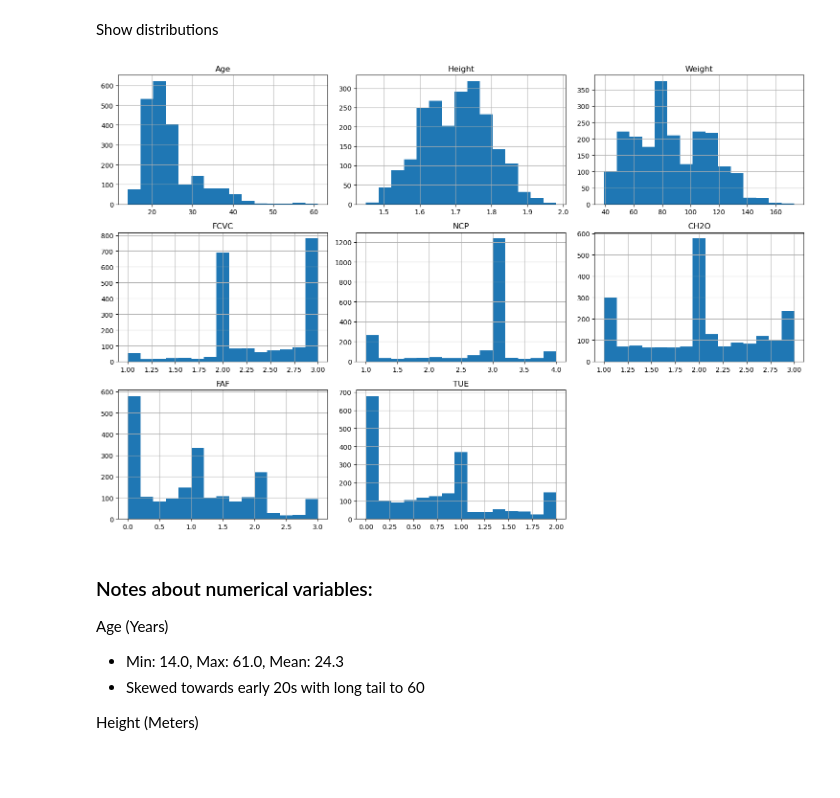
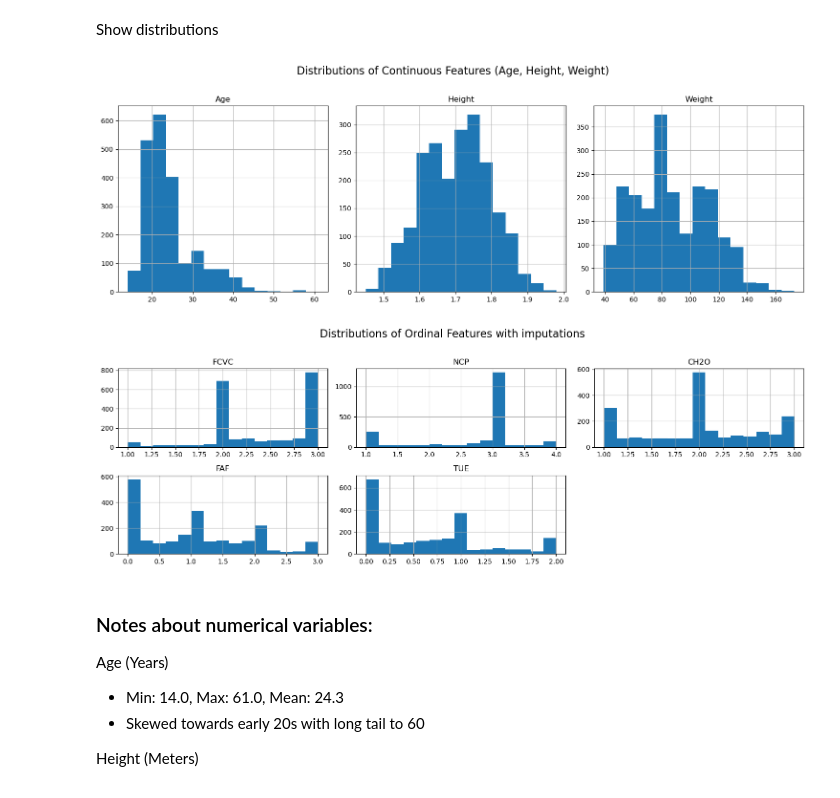
Before and after one commit to r-leeper/scu_obesity_assignment, a Jupyter notebook: CS818_Assignment.ipynb, the cells around one changed output. Saved outputs shown, nothing was run; the diff lists cells and outputs as text; code cells hidden in the pictures.

Commit message:
Adjustments to plot titles in EDA and splitting of continous vs ordinal vs imputed values

```diff
--- a/CS818_Assignment.ipynb
+++ b/CS818_Assignment.ipynb
@@ -197,12 +197,26 @@ max       3.000000     3.000000     2.000000
 # %% [markdown]
 Show distributions
 # %%
-# Get plots of numerical columns distributions
-obesity_df[num_cols].hist(figsize=(15, 10), bins=15)
+# Get plots of continuous columns distributions
+ax = obesity_df[['Age', 'Height', 'Weight']].hist(figsize=(15, 5), bins=15, layout=(1, 3))
+
+# Add overall title
+plt.suptitle('Distributions of Continuous Features (Age, Height, Weight)', fontsize=16, y=1.02)
+
 plt.tight_layout()
 plt.show()
 # %% [output]
-[figure, old version]
+[figure, new version]
+# %%
+# Get plots of semi-ordinal columns distributions
+ax = obesity_df[['FCVC','NCP','CH2O','FAF','TUE']].hist(figsize=(15, 5), bins=15,  layout=(2,3))
+# Add overall title
+plt.suptitle('Distributions of Ordinal Features with imputations', fontsize=16, y=1.02)
+
+plt.tight_layout()
+plt.show()
+# %% [output]
+[figure, added]
 # %% [markdown]
 <h3> Notes about numerical variables:</h3>
 
```
Also changed, not shown: parts of 4 cells of this notebook.
